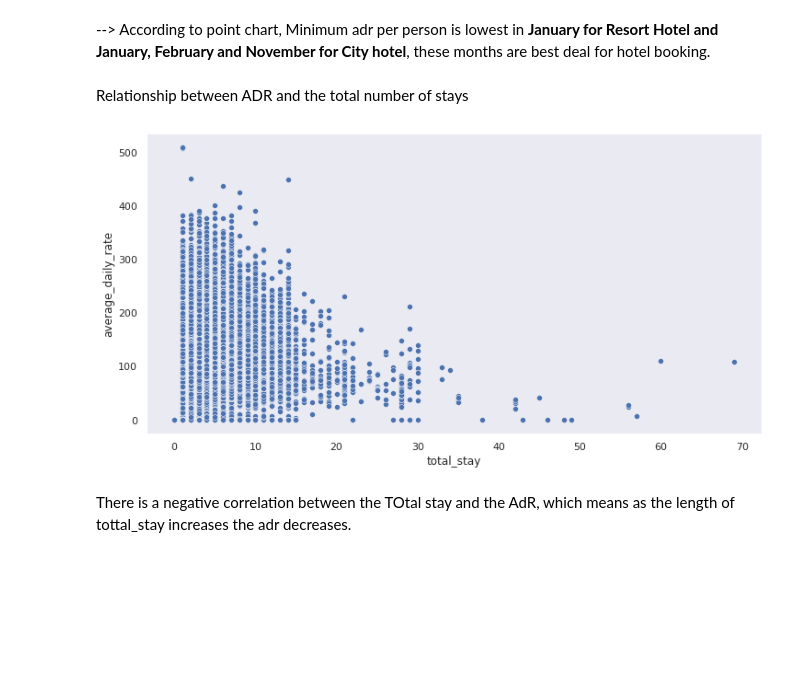
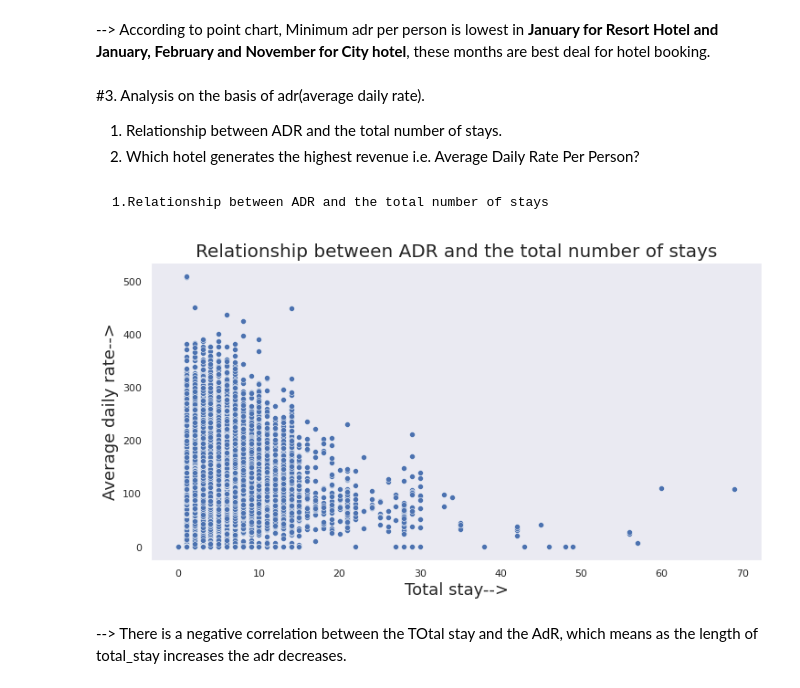
Before and after one commit to SomyaH99/Data_analysis_0f_Hotel_bookings, a Jupyter notebook: Hotel_Booking_Analysis_Capstone_Project.ipynb, the cells around one changed output. Cells and saved outputs as stored; diff of their text form; code cells hidden in the pictures; blank space fills up the shorter version.

```diff
--- a/Hotel_Booking_Analysis_Capstone_Project.ipynb
+++ b/Hotel_Booking_Analysis_Capstone_Project.ipynb
@@ -640,13 +676,22 @@ plt.show()
 # %% [markdown]
 -->  According to point chart, Minimum adr per person is lowest in **January for Resort Hotel and January, February and November for City hotel**, these months are best deal for hotel booking.
+# %% [markdown]
+#3. Analysis on the basis of adr(average daily rate).
+
+
+1.   Relationship between ADR and the total number of stays.
+2.   Which hotel generates the highest revenue i.e. Average Daily Rate Per Person?
 # %% [markdown]
-Relationship between ADR and the total number of stays
+    1.Relationship between ADR and the total number of stays
 # %%
-df['total_stay'] = df['stays_in_weekend_nights']+df['stays_in_week_nights']
+df1['total_stay'] = df1['stays_in_weekend_nights']+df1['stays_in_week_nights']
 plt.figure(figsize = (12,6))
-sns.scatterplot(y = 'average_daily_rate', x = 'total_stay', data = df)
+sns.scatterplot(y = 'adr', x = 'total_stay', data = df1)
+plt.xlabel('Total stay-->',fontsize=18)
+plt.ylabel('Average daily rate-->',fontsize=18)
+plt.title('Relationship between ADR and the total number of stays',fontsize=20)
 plt.show()
 # %% [output]
-[figure, old version]
+[figure, new version]
 # %% [markdown]
-There is a negative correlation between the TOtal stay and the AdR, which means as the length of tottal_stay increases the adr decreases.
+--> There is a negative correlation between the TOtal stay and the AdR, which means as the length of total_stay increases the adr decreases.
```
Also changed, not shown: parts of 50 cells of this notebook.
